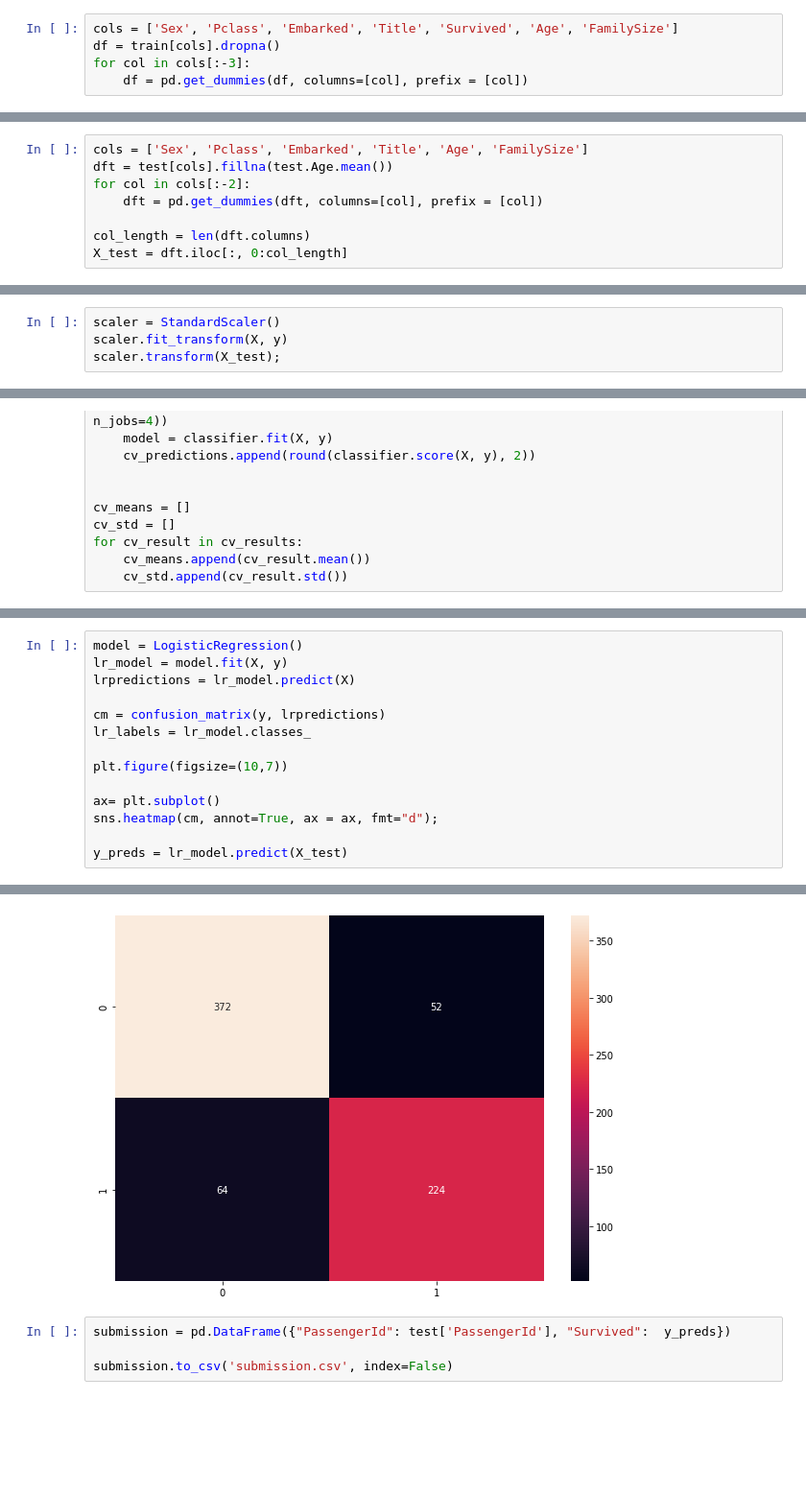
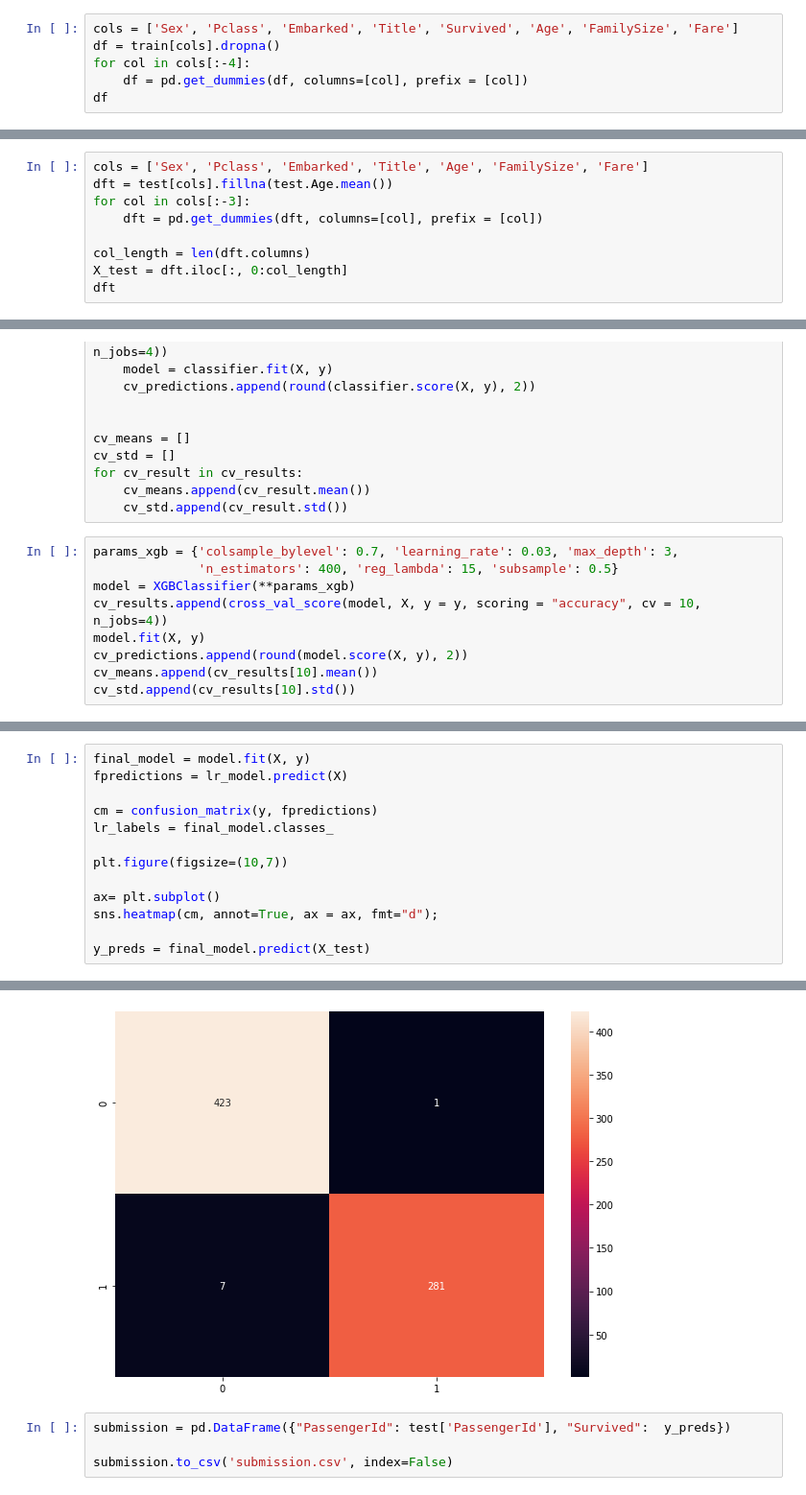
Before and after one commit to imary16/SurvivalTitanic, a Jupyter notebook: Titanic-Survival.ipynb, the cells around one changed output, grey strips where cells are left out. Shown at 96% size. Saved outputs shown, nothing was run; the diff lists cells and outputs as text; blank space fills up the shorter version.

```diff
--- a/Titanic-Survival.ipynb
+++ b/Titanic-Survival.ipynb
@@ -212,5 +178,6 @@ plt.show()
 # %%
-cols = ['Sex', 'Pclass', 'Embarked', 'Title', 'Survived', 'Age', 'FamilySize']
+cols = ['Sex', 'Pclass', 'Embarked', 'Title', 'Survived', 'Age', 'FamilySize', 'Fare']
 df = train[cols].dropna()
-for col in cols[:-3]:
+for col in cols[:-4]:
     df = pd.get_dummies(df, columns=[col], prefix = [col])
+df
@@ -220,10 +201,11 @@ col_length = len(df.columns)
 X = df.iloc[:, 1:col_length]
 y = df.iloc[:, 0:1]
 # %%
-cols = ['Sex', 'Pclass', 'Embarked', 'Title', 'Age', 'FamilySize']
+cols = ['Sex', 'Pclass', 'Embarked', 'Title', 'Age', 'FamilySize', 'Fare']
 dft = test[cols].fillna(test.Age.mean())
-for col in cols[:-2]:
+for col in cols[:-3]:
     dft = pd.get_dummies(dft, columns=[col], prefix = [col])
 
 col_length = len(dft.columns)
 X_test = dft.iloc[:, 0:col_length]
+dft
@@ -230,4 +225,0 @@ X_test = dft.iloc[:, 0:col_length]
-# %%
-scaler = StandardScaler()
-scaler.fit_transform(X, y)
-scaler.transform(X_test);
@@ -259,3 +255,12 @@ cv_std = []
 for cv_result in cv_results:
     cv_means.append(cv_result.mean())
     cv_std.append(cv_result.std())
+# %%
+params_xgb = {'colsample_bylevel': 0.7, 'learning_rate': 0.03, 'max_depth': 3,
+              'n_estimators': 400, 'reg_lambda': 15, 'subsample': 0.5}
+model = XGBClassifier(**params_xgb)
+cv_results.append(cross_val_score(model, X, y = y, scoring = "accuracy", cv = 10, n_jobs=4))
+model.fit(X, y)
+cv_predictions.append(round(model.score(X, y), 2))
+cv_means.append(cv_results[10].mean())
+cv_std.append(cv_results[10].std())
@@ -280,15 +288,14 @@ cv_res
 # %%
-model = LogisticRegression()
-lr_model = model.fit(X, y)
-lrpredictions = lr_model.predict(X)
+final_model = model.fit(X, y)
+fpredictions = lr_model.predict(X)
 
-cm = confusion_matrix(y, lrpredictions)
-lr_labels = lr_model.classes_
+cm = confusion_matrix(y, fpredictions)
+lr_labels = final_model.classes_
 
 plt.figure(figsize=(10,7))
 
 ax= plt.subplot()
 sns.heatmap(cm, annot=True, ax = ax, fmt="d");
 
-y_preds = lr_model.predict(X_test)
+y_preds = final_model.predict(X_test)
 # %% [output]
@@ -295,4 +303,4 @@ y_preds = lr_model.predict(X_test)
-[figure, old version]
+[figure, new version]
 # %%
 submission = pd.DataFrame({"PassengerId": test['PassengerId'], "Survived":  y_preds})
 
```
Also changed, not shown: parts of 15 cells of this notebook, 1 other file.
